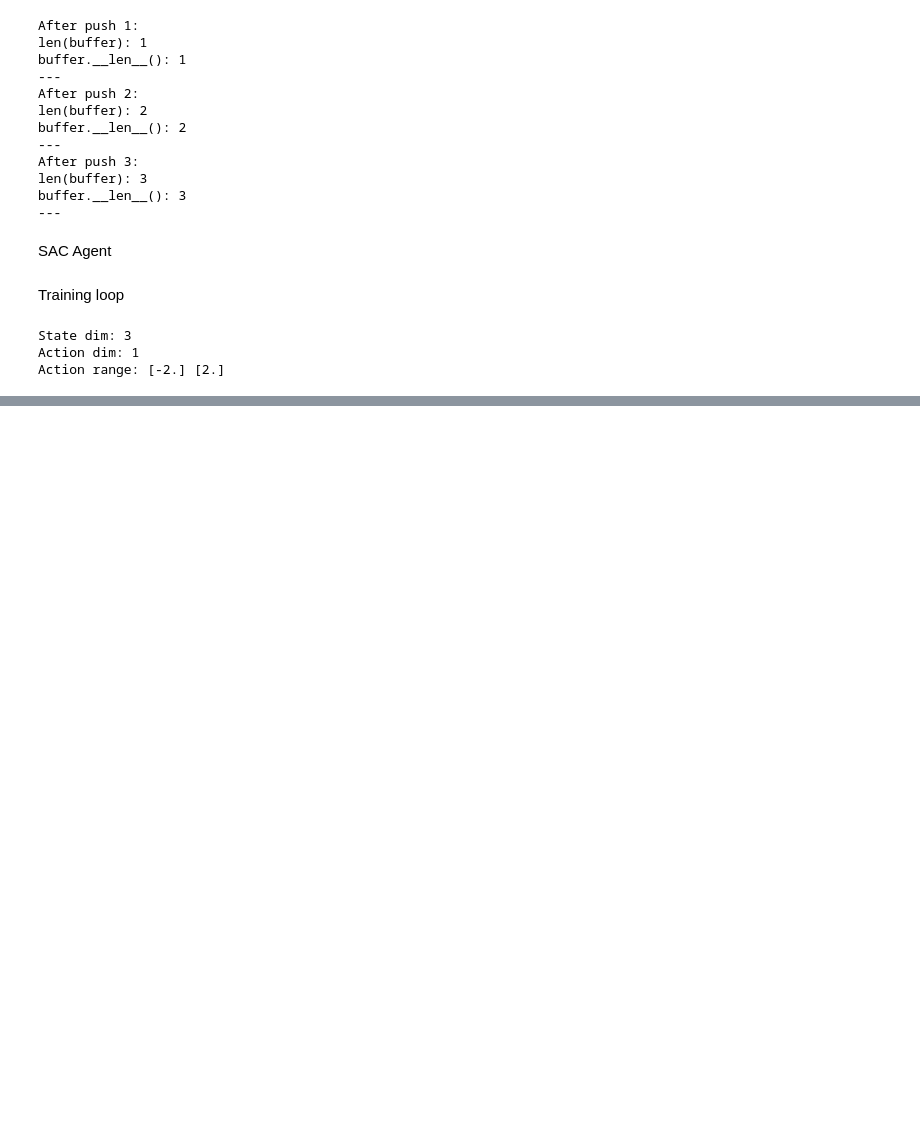
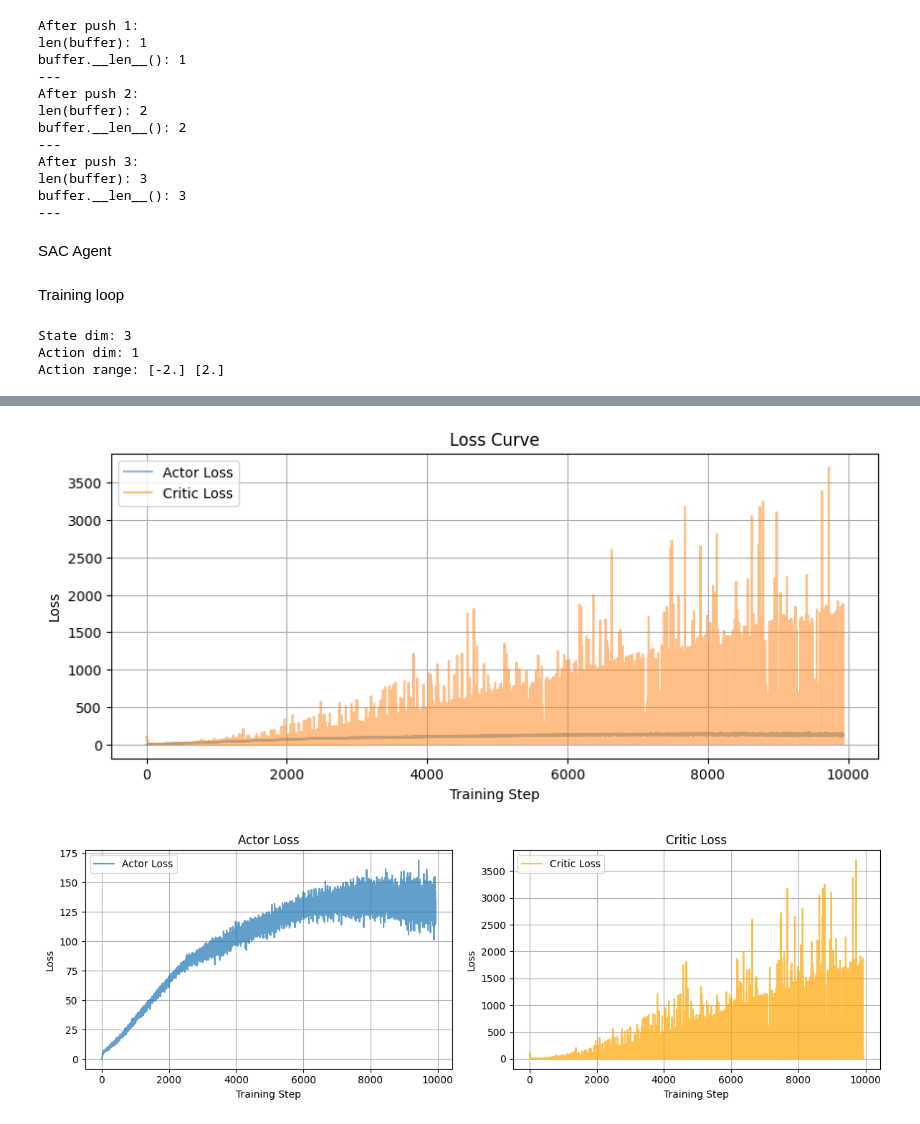
Before and after one commit to MizuSakura/NEW_WORLD, a Jupyter notebook: notebooks/ex06_SAC.ipynb, the cells around one changed output, grey strips where cells are left out. Saved outputs shown, nothing was run; the diff lists cells and outputs as text; code cells hidden in the pictures; blank space fills up the shorter version.

```diff
--- a/notebooks/ex06_SAC.ipynb
+++ b/notebooks/ex06_SAC.ipynb
@@ -474,0 +624,35 @@ Episode 50/50 Reward: -242.95
+# %%
+plt.figure(figsize=(10,4))
+plt.plot(agent.logger.get("loss_actor"), label="Actor Loss",alpha=0.5)
+plt.plot(agent.logger.get("loss_critic"), label="Critic Loss",alpha=0.5)
+plt.title("Loss Curve")
+plt.xlabel("Training Step")
+plt.ylabel("Loss")
+plt.legend()
+plt.grid(True)
+plt.show()
+plt.figure(figsize=(12,4))
+
+# ------ Left : Actor Loss ------
+plt.subplot(1, 2, 1)
+plt.plot(agent.logger.get("loss_actor"), label="Actor Loss", alpha=0.7)
+plt.title("Actor Loss")
+plt.xlabel("Training Step")
+plt.ylabel("Loss")
+plt.grid(True)
+plt.legend()
+
+# ------ Right : Critic Loss ------
+plt.subplot(1, 2, 2)
+plt.plot(agent.logger.get("loss_critic"), label="Critic Loss", alpha=0.7, color="orange")
+plt.title("Critic Loss")
+plt.xlabel("Training Step")
+plt.ylabel("Loss")
+plt.grid(True)
+plt.legend()
+
+plt.tight_layout()
+plt.show()
+# %% [output]
+[figure, added]
+[figure, added]
```
Also changed, not shown: parts of 19 cells of this notebook.
